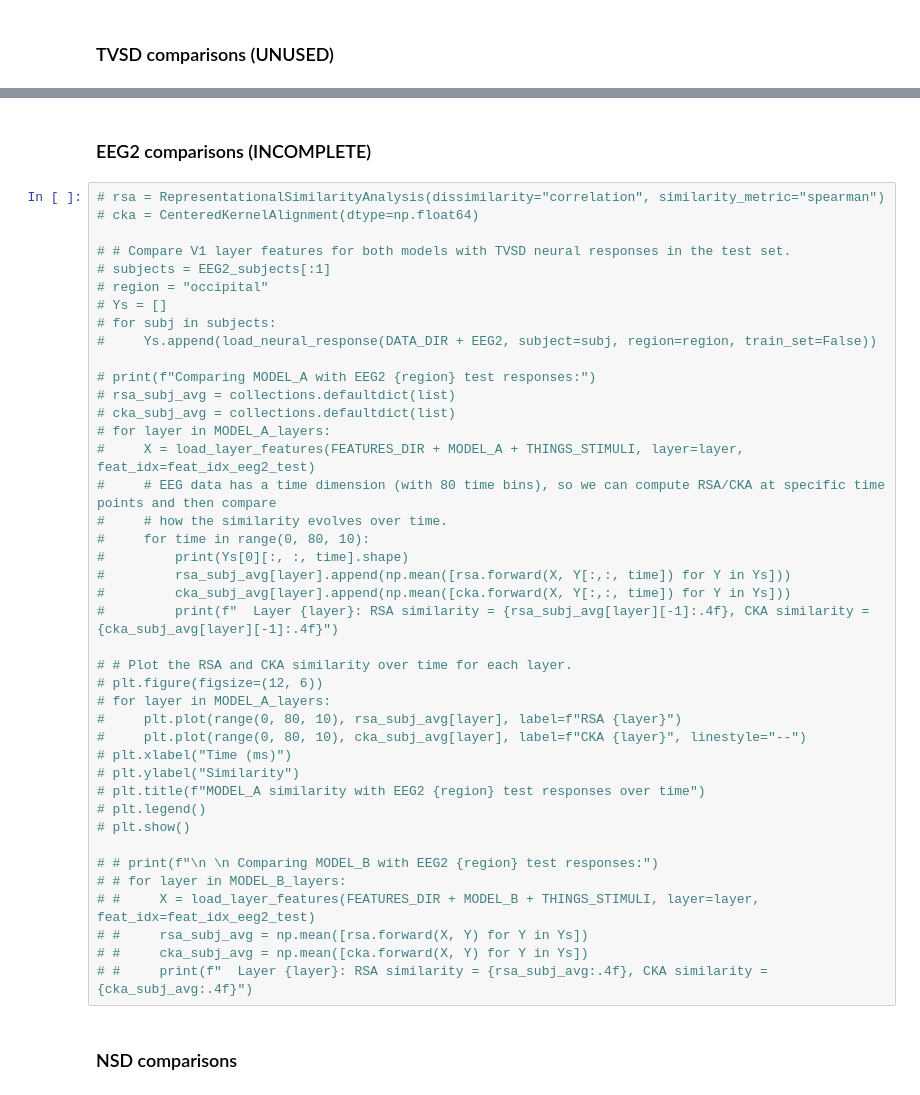
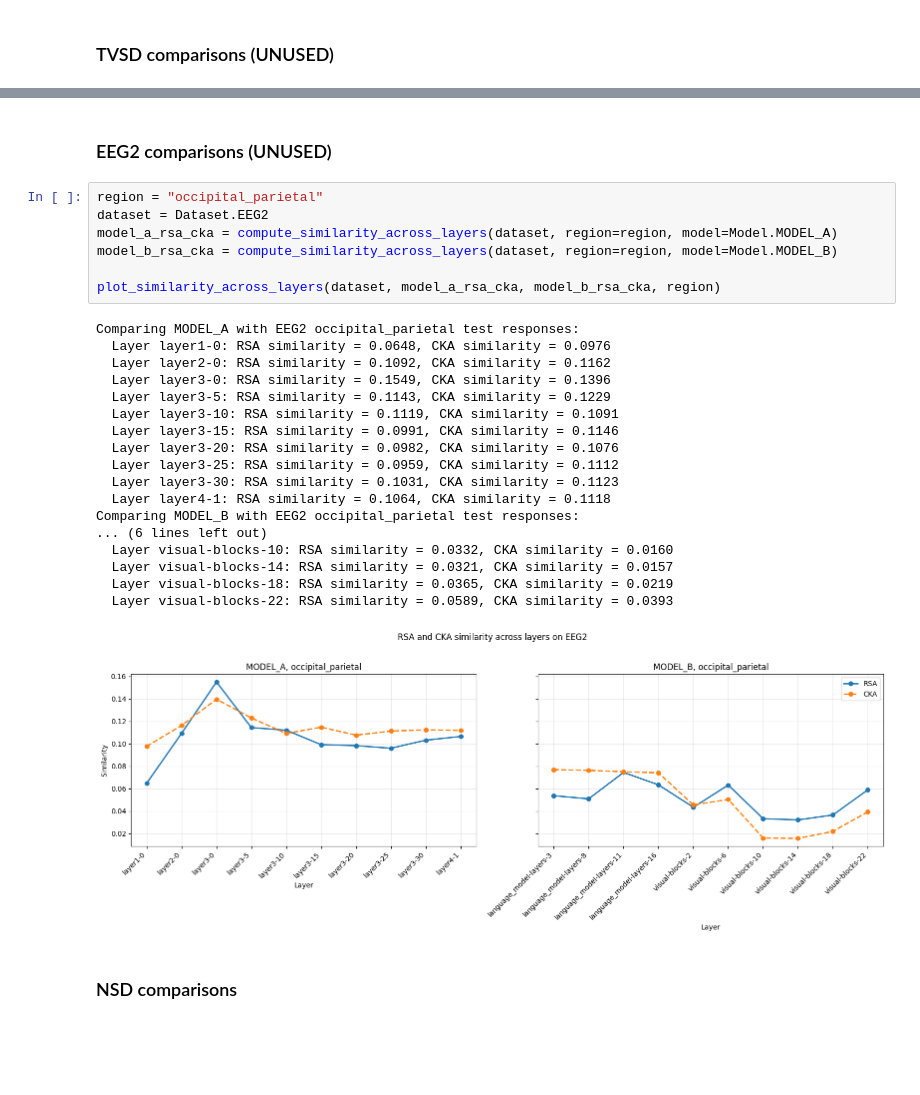
Before and after one commit to LyaoDzin/NX-414-brain-like-project, a Jupyter notebook: project/nx414_project_2026.ipynb, the cells around one changed output, grey strips where cells are left out. Saved outputs shown, nothing was run; the diff lists cells and outputs as text; blank space fills up the shorter version.

```diff
--- a/project/nx414_project_2026.ipynb
+++ b/project/nx414_project_2026.ipynb
@@ -1721,45 +1638,30 @@ plot_similarity_across_layers("TVSD", [MODEL_A_layers, MODEL_B_layers], model_a_
 # %% [markdown]
-### EEG2 comparisons (INCOMPLETE)
+### EEG2 comparisons (UNUSED)
-# %%
-# rsa = RepresentationalSimilarityAnalysis(dissimilarity="correlation", similarity_metric="spearman")
-# cka = CenteredKernelAlignment(dtype=np.float64)
-
-# # Compare V1 layer features for both models with TVSD neural responses in the test set.
-# subjects = EEG2_subjects[:1]
-# region = "occipital"
-# Ys = []
-# for subj in subjects:
-#     Ys.append(load_neural_response(DATA_DIR + EEG2, subject=subj, region=region, train_set=False))
-
-# print(f"Comparing MODEL_A with EEG2 {region} test responses:")
-# rsa_subj_avg = collections.defaultdict(list)
-# cka_subj_avg = collections.defaultdict(list)
-# for layer in MODEL_A_layers:
-#     X = load_layer_features(FEATURES_DIR + MODEL_A + THINGS_STIMULI, layer=layer, feat_idx=feat_idx_eeg2_test)
-#     # EEG data has a time dimension (with 80 time bins), so we can compute RSA/CKA at specific time points and then compare
-#     # how the similarity evolves over time.
-#     for time in range(0, 80, 10):
-#         print(Ys[0][:, :, time].shape)
-#         rsa_subj_avg[layer].append(np.mean([rsa.forward(X, Y[:,:, time]) for Y in Ys]))
-#         cka_subj_avg[layer].append(np.mean([cka.forward(X, Y[:,:, time]) for Y in Ys]))
-#         print(f"  Layer {layer}: RSA similarity = {rsa_subj_avg[layer][-1]:.4f}, CKA similarity = {cka_subj_avg[layer][-1]:.4f}")
-
-# # Plot the RSA and CKA similarity over time for each layer.
-# plt.figure(figsize=(12, 6))
-# for layer in MODEL_A_layers:
-#     plt.plot(range(0, 80, 10), rsa_subj_avg[layer], label=f"RSA {layer}")
-#     plt.plot(range(0, 80, 10), cka_subj_avg[layer], label=f"CKA {layer}", linestyle="--")
-# plt.xlabel("Time (ms)")
-# plt.ylabel("Similarity")
-# plt.title(f"MODEL_A similarity with EEG2 {region} test responses over time")
-# plt.legend()
-# plt.show()
-
-# # print(f"\n \n Comparing MODEL_B with EEG2 {region} test responses:")
-# # for layer in MODEL_B_layers:
-# #     X = load_layer_features(FEATURES_DIR + MODEL_B + THINGS_STIMULI, layer=layer, feat_idx=feat_idx_eeg2_test)
-# #     rsa_subj_avg = np.mean([rsa.forward(X, Y) for Y in Ys])
-# #     cka_subj_avg = np.mean([cka.forward(X, Y) for Y in Ys])
-# #     print(f"  Layer {layer}: RSA similarity = {rsa_subj_avg:.4f}, CKA similarity = {cka_subj_avg:.4f}")
+# %%
+region = "occipital_parietal"
+dataset = Dataset.EEG2
+model_a_rsa_cka = compute_similarity_across_layers(dataset, region=region, model=Model.MODEL_A)
+model_b_rsa_cka = compute_similarity_across_layers(dataset, region=region, model=Model.MODEL_B)
+
+plot_similarity_across_layers(dataset, model_a_rsa_cka, model_b_rsa_cka, region)
+# %% [output]
+Comparing MODEL_A with EEG2 occipital_parietal test responses:
+  Layer layer1-0: RSA similarity = 0.0648, CKA similarity = 0.0976
+  Layer layer2-0: RSA similarity = 0.1092, CKA similarity = 0.1162
+  Layer layer3-0: RSA similarity = 0.1549, CKA similarity = 0.1396
+  Layer layer3-5: RSA similarity = 0.1143, CKA similarity = 0.1229
+  Layer layer3-10: RSA similarity = 0.1119, CKA similarity = 0.1091
+  Layer layer3-15: RSA similarity = 0.0991, CKA similarity = 0.1146
+  Layer layer3-20: RSA similarity = 0.0982, CKA similarity = 0.1076
+  Layer layer3-25: RSA similarity = 0.0959, CKA similarity = 0.1112
+  Layer layer3-30: RSA similarity = 0.1031, CKA similarity = 0.1123
+  Layer layer4-1: RSA similarity = 0.1064, CKA similarity = 0.1118
+Comparing MODEL_B with EEG2 occipital_parietal test responses:
+... (6 lines left out)
+  Layer visual-blocks-10: RSA similarity = 0.0332, CKA similarity = 0.0160
+  Layer visual-blocks-14: RSA similarity = 0.0321, CKA similarity = 0.0157
+  Layer visual-blocks-18: RSA similarity = 0.0365, CKA similarity = 0.0219
+  Layer visual-blocks-22: RSA similarity = 0.0589, CKA similarity = 0.0393
+[figure, added]
 # %% [markdown]
 ### NSD comparisons
```
Also changed, not shown: parts of 16 cells of this notebook, 3 other files.
